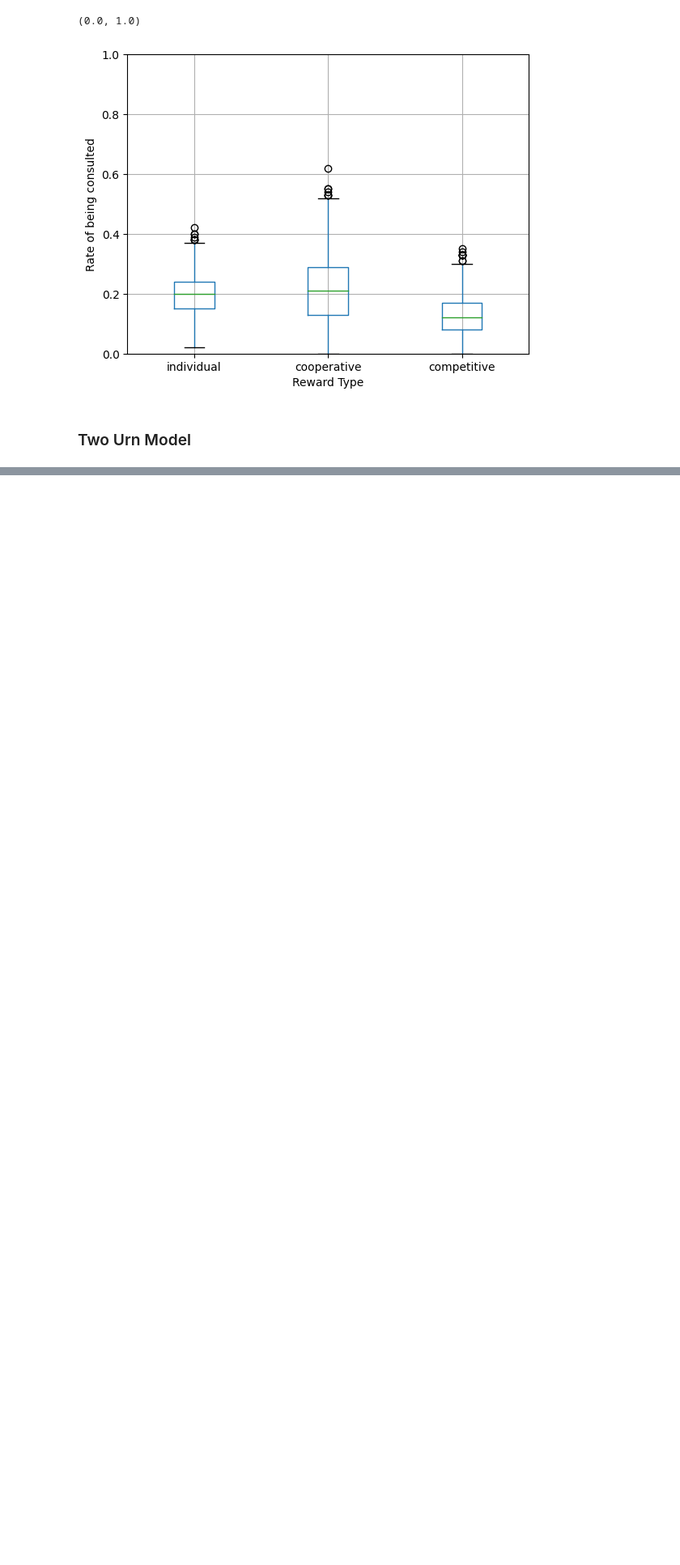
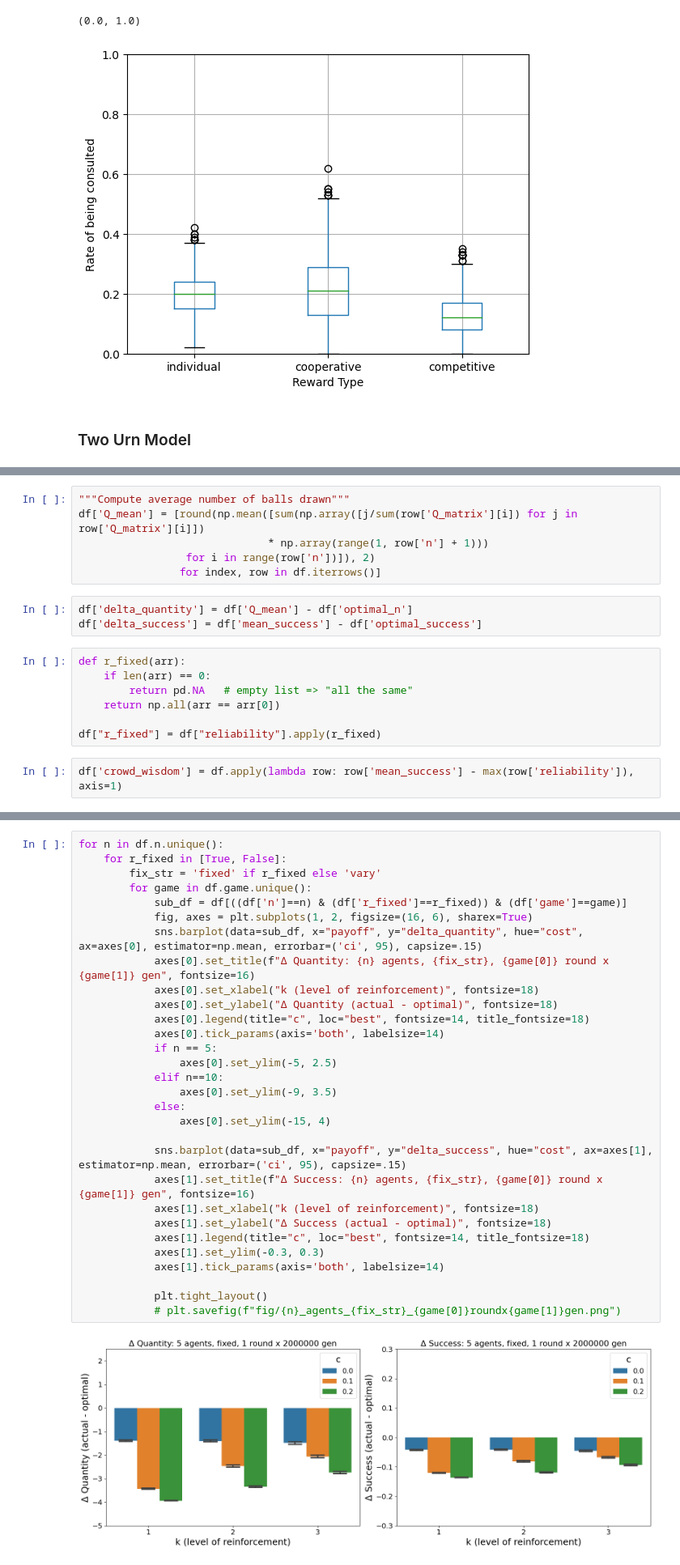
Before and after one commit to alicecwhuang/epistemic-altruism, a Jupyter notebook: data.ipynb, the cells around one changed output, grey strips where cells are left out. Shown at 81% size. Cells and saved outputs as stored; diff of their text form; blank space fills up the shorter version.

```diff
--- a/data.ipynb
+++ b/data.ipynb
@@ -496,0 +456,18 @@ Text(0.5, 1.0, '')
+# %%
+"""Compute average number of balls drawn"""
+df['Q_mean'] = [round(np.mean([sum(np.array([j/sum(row['Q_matrix'][i]) for j in row['Q_matrix'][i]])
+                              * np.array(range(1, row['n'] + 1)))
+                 for i in range(row['n'])]), 2)
+                for index, row in df.iterrows()]
+# %%
+df['delta_quantity'] = df['Q_mean'] - df['optimal_n']
+df['delta_success'] = df['mean_success'] - df['optimal_success']
+# %%
+def r_fixed(arr):
+    if len(arr) == 0:
+        return pd.NA   # empty list => "all the same"
+    return np.all(arr == arr[0])
+
+df["r_fixed"] = df["reliability"].apply(r_fixed)
+# %%
+df['crowd_wisdom'] = df.apply(lambda row: row['mean_success'] - max(row['reliability']), axis=1)
@@ -496,0 +476,32 @@ Text(0.5, 1.0, '')
+# %%
+for n in df.n.unique():
+    for r_fixed in [True, False]:
+        fix_str = 'fixed' if r_fixed else 'vary'
+        for game in df.game.unique():
+            sub_df = df[((df['n']==n) & (df['r_fixed']==r_fixed)) & (df['game']==game)]
+            fig, axes = plt.subplots(1, 2, figsize=(16, 6), sharex=True)
+            sns.barplot(data=sub_df, x="payoff", y="delta_quantity", hue="cost", ax=axes[0], estimator=np.mean, errorbar=('ci', 95), capsize=.15)
+            axes[0].set_title(f"Δ Quantity: {n} agents, {fix_str}, {game[0]} round x {game[1]} gen", fontsize=16)
+            axes[0].set_xlabel("k (level of reinforcement)", fontsize=18)
+            axes[0].set_ylabel("Δ Quantity (actual - optimal)", fontsize=18)
+            axes[0].legend(title="c", loc="best", fontsize=14, title_fontsize=18)
+            axes[0].tick_params(axis='both', labelsize=14)
+            if n == 5:
+                axes[0].set_ylim(-5, 2.5)
+            elif n==10:
+                axes[0].set_ylim(-9, 3.5)
+            else:
+                axes[0].set_ylim(-15, 4)
+
+            sns.barplot(data=sub_df, x="payoff", y="delta_success", hue="cost", ax=axes[1], estimator=np.mean, errorbar=('ci', 95), capsize=.15)
+            axes[1].set_title(f"Δ Success: {n} agents, {fix_str}, {game[0]} round x {game[1]} gen", fontsize=16)
+            axes[1].set_xlabel("k (level of reinforcement)", fontsize=18)
+            axes[1].set_ylabel("Δ Success (actual - optimal)", fontsize=18)
+            axes[1].legend(title="c", loc="best", fontsize=14, title_fontsize=18)
+            axes[1].set_ylim(-0.3, 0.3)
+            axes[1].tick_params(axis='both', labelsize=14)
+
+            plt.tight_layout()
+            # plt.savefig(f"fig/{n}_agents_{fix_str}_{game[0]}roundx{game[1]}gen.png")
+# %% [output]
+[figure, added]
```
Also changed, not shown: parts of 42 cells of this notebook, 2 other files.
